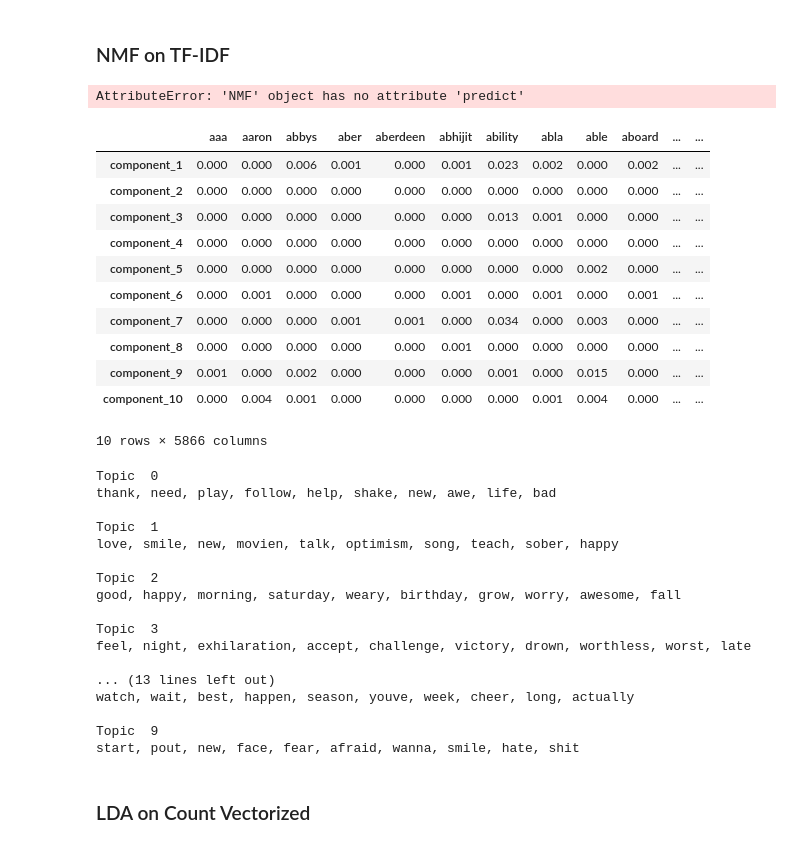
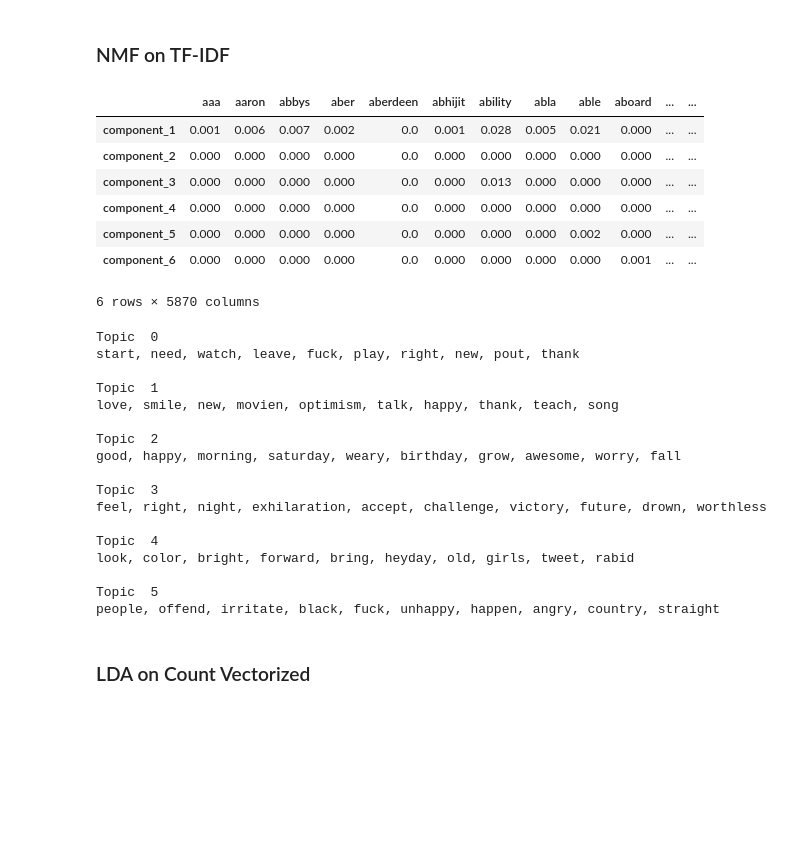
Before and after one commit to leesurkis/project-04, a Jupyter notebook: More_Data_Modelling.ipynb, the cells around one changed output. Cells and saved outputs as stored; diff of their text form; code cells hidden in the pictures; blank space fills up the shorter version.

```diff
--- a/More_Data_Modelling.ipynb
+++ b/More_Data_Modelling.ipynb
@@ -222,50 +233,42 @@ watch, fuck, start, wait, come, lose, glee, long, best, new, dreadful, week, you
 # %% [markdown]
 ### NMF on TF-IDF
 # %%
-nmf_model = NMF(10)
+nmf_model = NMF(6)
 doc_topic = nmf_model.fit_transform(tfidf_vecs)
-# %%
-nmf_model.
-# %% [output]
-AttributeError: 'NMF' object has no attribute 'predict'
 # %%
 topic_word = pd.DataFrame(nmf_model.components_.round(3),
-             index = ["component_1","component_2","component_3","component_4","component_5","component_6","component_7","component_8","component_9","component_10"],
+             index = ["component_1","component_2","component_3","component_4","component_5","component_6"],
              columns = word_vectorizer.get_feature_names())
 topic_word
 # %% [output]
 |  | aaa | aaron | abbys | aber | aberdeen | abhijit | ability | abla | able | aboard | ... | ... |
-| component_1 | 0.000 | 0.000 | 0.006 | 0.001 | 0.000 | 0.001 | 0.023 | 0.002 | 0.000 | 0.002 | ... | ... |
-| component_2 | 0.000 | 0.000 | 0.000 | 0.000 | 0.000 | 0.000 | 0.000 | 0.000 | 0.000 | 0.000 | ... | ... |
-| component_3 | 0.000 | 0.000 | 0.000 | 0.000 | 0.000 | 0.000 | 0.013 | 0.001 | 0.000 | 0.000 | ... | ... |
-| component_4 | 0.000 | 0.000 | 0.000 | 0.000 | 0.000 | 0.000 | 0.000 | 0.000 | 0.000 | 0.000 | ... | ... |
-| component_5 | 0.000 | 0.000 | 0.000 | 0.000 | 0.000 | 0.000 | 0.000 | 0.000 | 0.002 | 0.000 | ... | ... |
-| component_6 | 0.000 | 0.001 | 0.000 | 0.000 | 0.000 | 0.001 | 0.000 | 0.001 | 0.000 | 0.001 | ... | ... |
-| component_7 | 0.000 | 0.000 | 0.000 | 0.001 | 0.001 | 0.000 | 0.034 | 0.000 | 0.003 | 0.000 | ... | ... |
-| component_8 | 0.000 | 0.000 | 0.000 | 0.000 | 0.000 | 0.001 | 0.000 | 0.000 | 0.000 | 0.000 | ... | ... |
-| component_9 | 0.001 | 0.000 | 0.002 | 0.000 | 0.000 | 0.000 | 0.001 | 0.000 | 0.015 | 0.000 | ... | ... |
-| component_10 | 0.000 | 0.004 | 0.001 | 0.000 | 0.000 | 0.000 | 0.000 | 0.001 | 0.004 | 0.000 | ... | ... |
+| component_1 | 0.001 | 0.006 | 0.007 | 0.002 | 0.0 | 0.001 | 0.028 | 0.005 | 0.021 | 0.000 | ... | ... |
+| component_2 | 0.000 | 0.000 | 0.000 | 0.000 | 0.0 | 0.000 | 0.000 | 0.000 | 0.000 | 0.000 | ... | ... |
+| component_3 | 0.000 | 0.000 | 0.000 | 0.000 | 0.0 | 0.000 | 0.013 | 0.000 | 0.000 | 0.000 | ... | ... |
+| component_4 | 0.000 | 0.000 | 0.000 | 0.000 | 0.0 | 0.000 | 0.000 | 0.000 | 0.000 | 0.000 | ... | ... |
+| component_5 | 0.000 | 0.000 | 0.000 | 0.000 | 0.0 | 0.000 | 0.000 | 0.000 | 0.002 | 0.000 | ... | ... |
+| component_6 | 0.000 | 0.000 | 0.000 | 0.000 | 0.0 | 0.000 | 0.000 | 0.000 | 0.000 | 0.001 | ... | ... |
-10 rows × 5866 columns
+6 rows × 5870 columns
 # %%
 display_topics(nmf_model, word_vectorizer.get_feature_names(), 10)
 # %% [output]
 Topic  0
-thank, need, play, follow, help, shake, new, awe, life, bad
+start, need, watch, leave, fuck, play, right, new, pout, thank
 
 Topic  1
-love, smile, new, movien, talk, optimism, song, teach, sober, happy
+love, smile, new, movien, optimism, talk, happy, thank, teach, song
 
 Topic  2
-good, happy, morning, saturday, weary, birthday, grow, worry, awesome, fall
+good, happy, morning, saturday, weary, birthday, grow, awesome, worry, fall
 
 Topic  3
-feel, night, exhilaration, accept, challenge, victory, drown, worthless, worst, late
+feel, right, night, exhilaration, accept, challenge, victory, future, drown, worthless
 
-... (13 lines left out)
-watch, wait, best, happen, season, youve, week, cheer, long, actually
+Topic  4
+look, color, bright, forward, bring, heyday, old, girls, tweet, rabid
 
-Topic  9
-start, pout, new, face, fear, afraid, wanna, smile, hate, shit
+Topic  5
+people, offend, irritate, black, fuck, unhappy, happen, angry, country, straight
 # %% [markdown]
 ### LDA on Count Vectorized
 # %%
```
Also changed, not shown: parts of 40 cells of this notebook.
